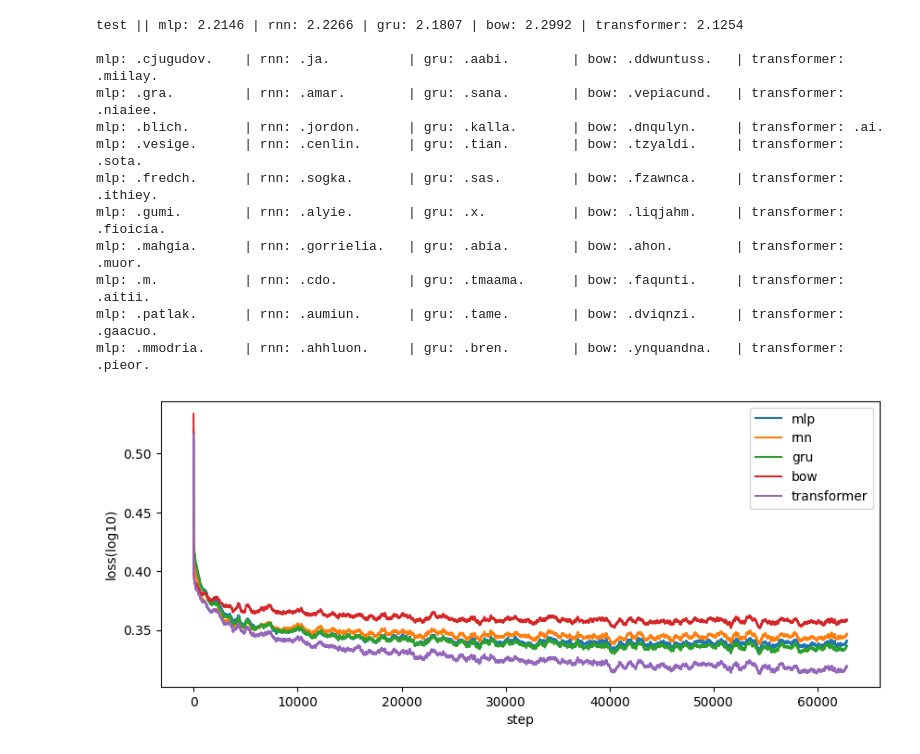
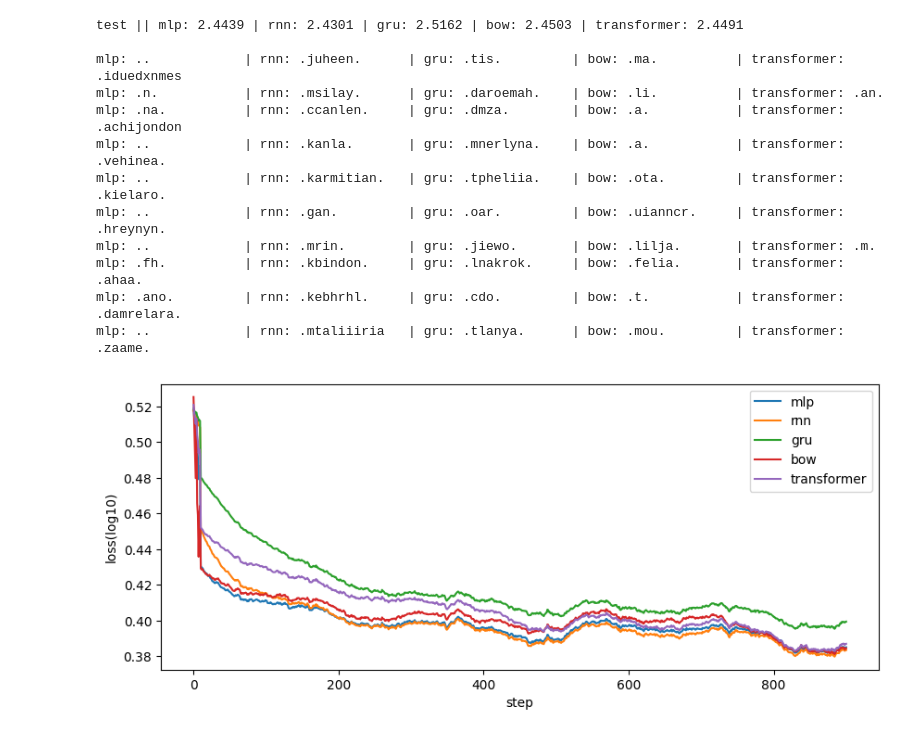
Before and after one commit to xiaobo-yang/my_makemore, a Jupyter notebook: model_playground.ipynb, the cells around one changed output. Cells and saved outputs as stored; diff of their text form; code cells hidden in the pictures.

```diff
--- a/model_playground.ipynb
+++ b/model_playground.ipynb
@@ -13,7 +13,7 @@ stoi = {ch: i for i, ch in enumerate(chs)}
 itos = {i: ch for i, ch in enumerate(chs)}
 
 # predict next token use previous tokens
-block_size = 10
+block_size = 5
 X, Y = [], []
 
 for w in words:
@@ -497,21 +497,18 @@ def generate(model, idx, max_new_tokens, temperature=1.0, do_sample=False, top_k
 # %%
 block_size = 10
 vocab_size = 27
-n_embd = 16
-n_embd2 = 16
-config = ModelConfig(block_size=block_size, vocab_size=vocab_size, n_embd=n_embd, n_embd2=n_embd2, n_head=4)
 
 # models
 torch.manual_seed(42)
-model_mlp = MLP(config)
+model_mlp = MLP(ModelConfig(block_size=block_size, vocab_size=vocab_size, n_embd=8, n_embd2=33))
 torch.manual_seed(42)
-model_rnn = RNN(config, cell_type='rnn')
+model_rnn = RNN(ModelConfig(block_size=block_size, vocab_size=vocab_size, n_embd=8, n_embd2=44), cell_type='rnn')
 torch.manual_seed(42)
-model_gru = RNN(config, cell_type='gru')
+model_gru = RNN(ModelConfig(block_size=block_size, vocab_size=vocab_size, n_embd=8, n_embd2=27), cell_type='gru')
 torch.manual_seed(42)
-model_bow = BoW(config)
+model_bow = BoW(ModelConfig(block_size=block_size, vocab_size=vocab_size, n_embd=8, n_embd2=198))
 torch.manual_seed(42)
-model_transformer = Transformer(config)
+model_transformer = Transformer(ModelConfig(block_size=block_size, vocab_size=vocab_size, n_embd=8, n_embd2=8, n_head=4))
 models = {
     'mlp': model_mlp,
     'rnn': model_rnn,
@@ -525,8 +522,8 @@ for model in models.values():
         params.append(p)
 
 # args
-n_steps = 100000
-eval_every = 1000
+n_steps = 1000
+eval_every = 100
 bs = 32
 ini_lr = 0.1
 
@@ -600,36 +594,36 @@ for _ in range(10):
     out = ' | '.join(f'{name}: {s:<13s}' for name, s in zip(models.keys(), s_list))
     print(f'{out}')
 # %% [output]
-test || mlp: 2.2146 | rnn: 2.2266 | gru: 2.1807 | bow: 2.2992 | transformer: 2.1254
+test || mlp: 2.4439 | rnn: 2.4301 | gru: 2.5162 | bow: 2.4503 | transformer: 2.4491
 
-mlp: .cjugudov.    | rnn: .ja.          | gru: .aabi.        | bow: .ddwuntuss.   | transformer: .miilay.
-mlp: .gra.         | rnn: .amar.        | gru: .sana.        | bow: .vepiacund.   | transformer: .niaiee.
-mlp: .blich.       | rnn: .jordon.      | gru: .kalla.       | bow: .dnqulyn.     | transformer: .ai.
-mlp: .vesige.      | rnn: .cenlin.      | gru: .tian.        | bow: .tzyaldi.     | transformer: .sota.
-mlp: .fredch.      | rnn: .sogka.       | gru: .sas.         | bow: .fzawnca.     | transformer: .ithiey.
-mlp: .gumi.        | rnn: .alyie.       | gru: .x.           | bow: .liqjahm.     | transformer: .fioicia.
-mlp: .mahgia.      | rnn: .gorrielia.   | gru: .abia.        | bow: .ahon.        | transformer: .muor.
-mlp: .m.           | rnn: .cdo.         | gru: .tmaama.      | bow: .faqunti.     | transformer: .aitii.
-mlp: .patlak.      | rnn: .aumiun.      | gru: .tame.        | bow: .dviqnzi.     | transformer: .gaacuo.
-mlp: .mmodria.     | rnn: .ahhluon.     | gru: .bren.        | bow: .ynquandna.   | transformer: .pieor.
+mlp: ..            | rnn: .juheen.      | gru: .tis.         | bow: .ma.          | transformer: .iduedxnmes
+mlp: .n.           | rnn: .msilay.      | gru: .daroemah.    | bow: .li.          | transformer: .an.
+mlp: .na.          | rnn: .ccanlen.     | gru: .dmza.        | bow: .a.           | transformer: .achijondon
+mlp: ..            | rnn: .kanla.       | gru: .mnerlyna.    | bow: .a.           | transformer: .vehinea.
+mlp: ..            | rnn: .karmitian.   | gru: .tpheliia.    | bow: .ota.         | transformer: .kielaro.
+mlp: ..            | rnn: .gan.         | gru: .oar.         | bow: .uianncr.     | transformer: .hreynyn.
+mlp: ..            | rnn: .mrin.        | gru: .jiewo.       | bow: .lilja.       | transformer: .m.
+mlp: .fh.          | rnn: .kbindon.     | gru: .lnakrok.     | bow: .felia.       | transformer: .ahaa.
+mlp: .ano.         | rnn: .kebhrhl.     | gru: .cdo.         | bow: .t.           | transformer: .damrelara.
+mlp: ..            | rnn: .mtaliiiria   | gru: .tlanya.      | bow: .mou.         | transformer: .zaame.
 # %%
 import matplotlib.pyplot as plt
 
-def avg_loss(losses, window=500):
+def avg_loss(losses, window=100):
     ini_loss = losses[:10]
     avg_loss = losses[10:].unfold(0, window, 1).mean(1)
     return torch.cat([ini_loss, avg_loss]) # first 10 steps are not averaged, otherwise the initial loss is different
 
 lossi = torch.tensor(lossi) if not isinstance(lossi, torch.Tensor) else lossi
 log_lossi = lossi.log10()
 model_names = list(models.keys())
 
 plt.figure(figsize=(10, 4))
 for i in range(log_lossi.shape[1]):
     plt.plot(avg_loss(log_lossi[:, i]), label=f'{model_names[i]}')
 plt.xlabel('step')
 plt.ylabel('loss(log10)')
 plt.legend()
 plt.show()
 # %% [output]
-[figure, old version]
+[figure, new version]
```
Also changed, not shown: parts of 3 cells of this notebook.
